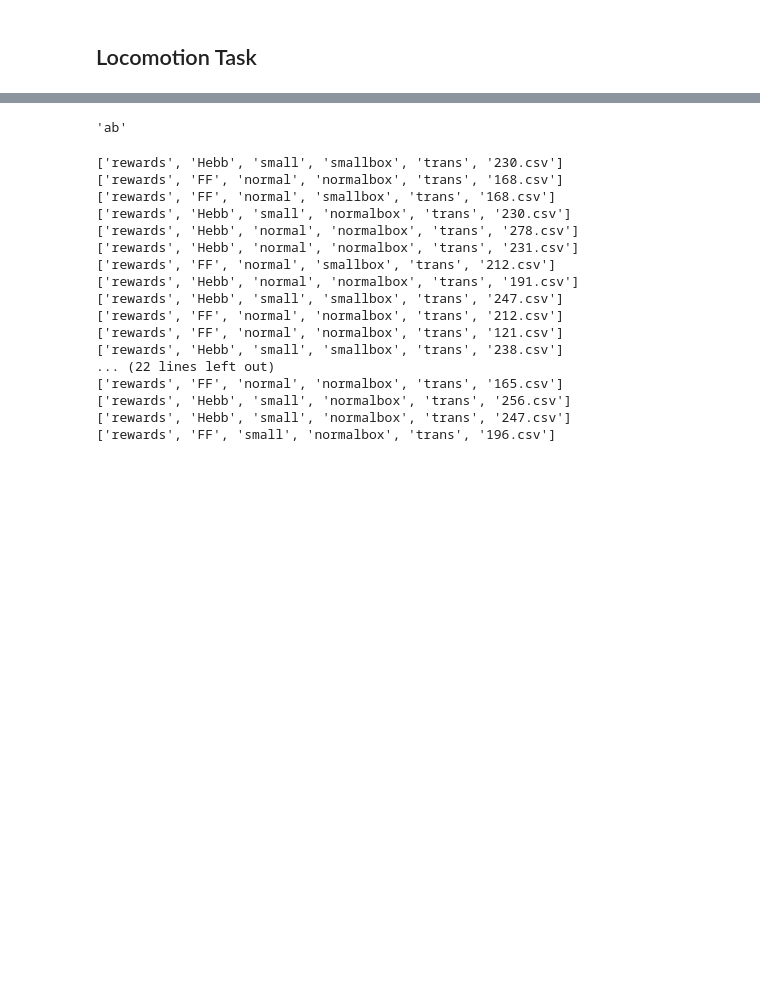
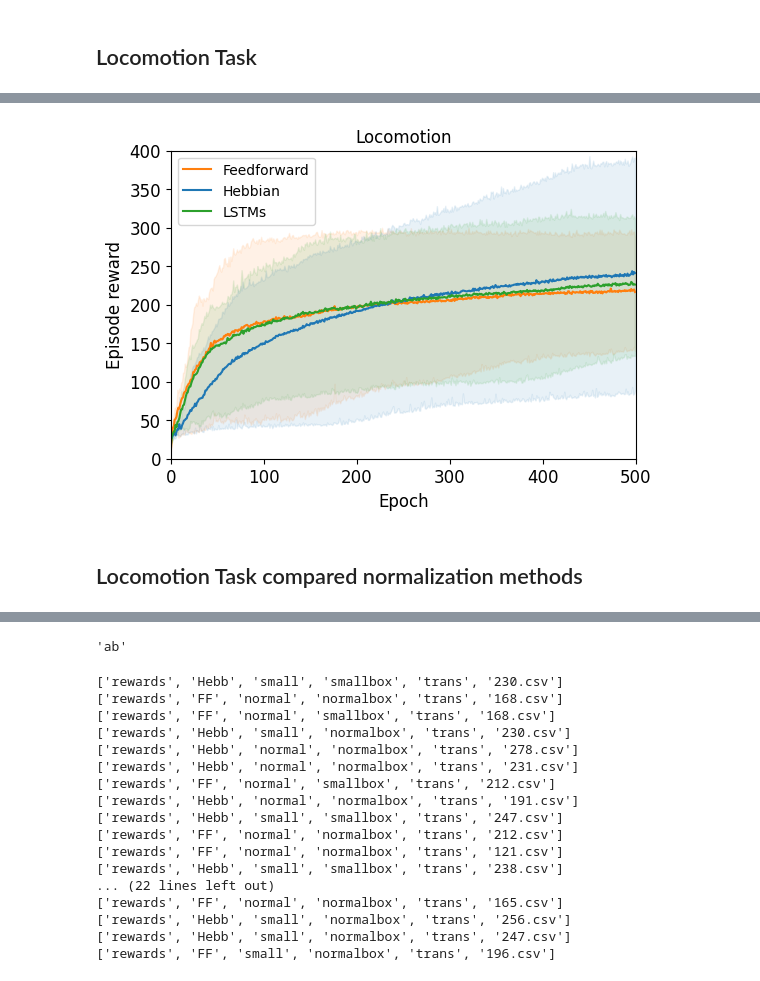
Before and after one commit to Leung555/OmniIsaacGymEnvs, a Jupyter notebook: omniisaacgymenvs/np_array/Hebbian data analysis.ipynb, the cells around one changed output, grey strips where cells are left out. Saved outputs shown, nothing was run; the diff lists cells and outputs as text; code cells hidden in the pictures; blank space fills up the shorter version.

```diff
--- a/omniisaacgymenvs/np_array/Hebbian data analysis.ipynb
+++ b/omniisaacgymenvs/np_array/Hebbian data analysis.ipynb
@@ -19,0 +20,27 @@ data.head()
+# %%
+# Locomotion Training data
+plt.figure(figsize=(6,4))
+
+plt.plot(data['ff_mean'], c='tab:orange')
+plt.plot(data['hebb_mean'], c='tab:blue')
+plt.plot(data['lstm_mean'], c='tab:green')
+
+plt.fill_between(data['Step'], data['ff_min']  , data['ff_max'], alpha=0.1, color='tab:orange')
+plt.fill_between(data['Step'], data['hebb_min'], data['hebb_max'], alpha=0.1, color='tab:blue')
+plt.fill_between(data['Step'], data['lstm_min'], data['lstm_max'], alpha=0.1, color='tab:green')
+
+plt.title('Locomotion')
+plt.ylabel('Episode reward', fontsize='large')
+plt.xlabel('Epoch', fontsize='large')
+plt.xlim([0, 500])
+plt.ylim([0, 400])
+plt.xticks(fontsize='large')
+plt.yticks(fontsize='large')
+
+plt.legend(['Feedforward', 'Hebbian', 'LSTMs'], loc='upper left')
+# plt.show()
+# plt.savefig('walk_trainingcurve.pdf', bbox_inches='tight')
+# %% [output]
+[figure, added]
+# %% [markdown]
+## Locomotion Task compared normalization methods
```
Also changed, not shown: parts of 16 cells of this notebook, 10 other files.
